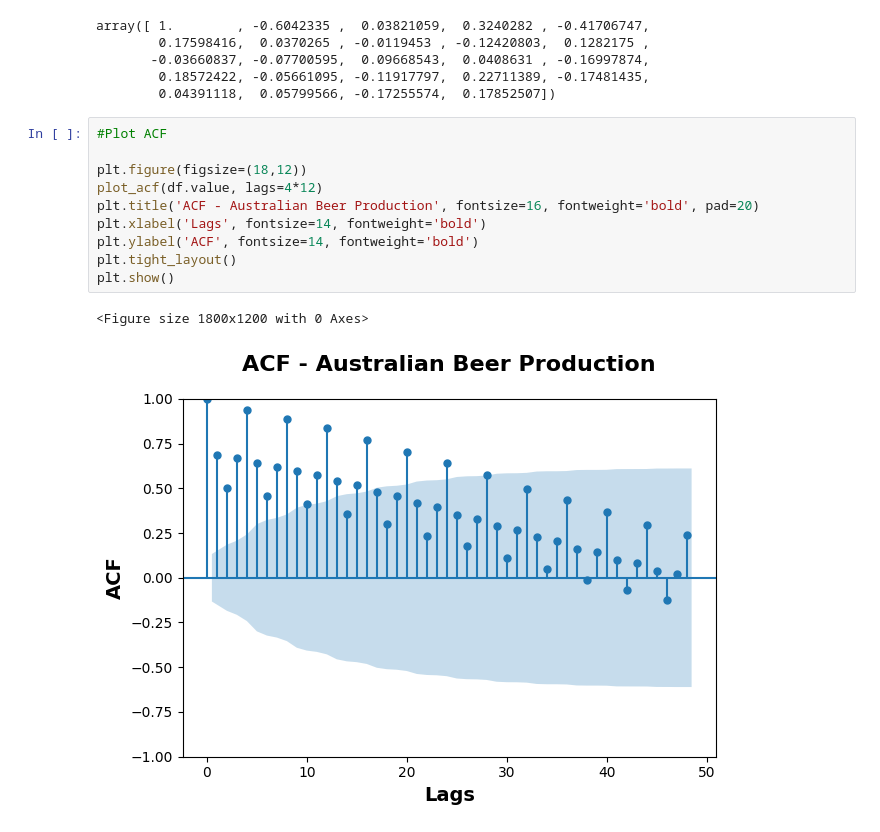
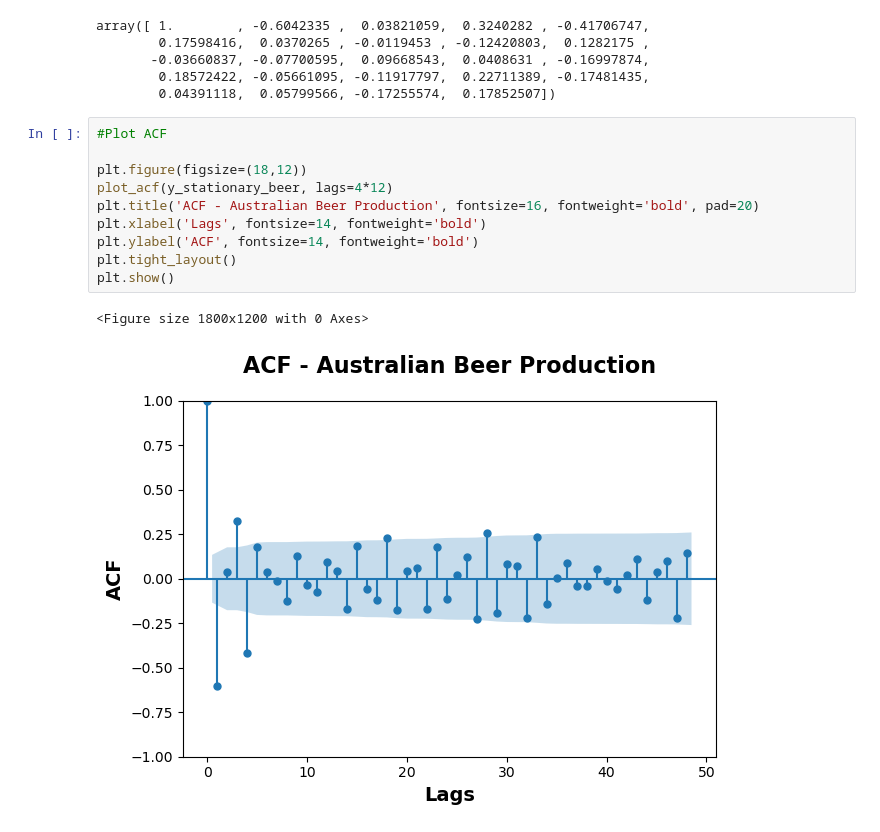
Before and after one commit to FarangizJ/time_series_forecasting, a Jupyter notebook: time series exploration/class_3_acf_pacf.ipynb, the cells around one changed output. Drawn from its saved outputs; the diff is of its cells as text.

```diff
--- a/time series exploration/class_3_acf_pacf.ipynb
+++ b/time series exploration/class_3_acf_pacf.ipynb
@@ -181,16 +185,16 @@ array([ 1.        , -0.6042335 ,  0.03821059,  0.3240282 , -0.41706747,
 # %%
 #Plot ACF
 
 plt.figure(figsize=(18,12))
-plot_acf(df.value, lags=4*12)
+plot_acf(y_stationary_beer, lags=4*12)
 plt.title('ACF - Australian Beer Production', fontsize=16, fontweight='bold', pad=20)
 plt.xlabel('Lags', fontsize=14, fontweight='bold')
 plt.ylabel('ACF', fontsize=14, fontweight='bold')
 plt.tight_layout()
 plt.show()
 # %% [output]
 <Figure size 1800x1200 with 0 Axes>
-[figure, old version]
+[figure, new version]
 # %%
 # Plot PACF
 
```
Also changed, not shown: parts of 5 cells of this notebook.
